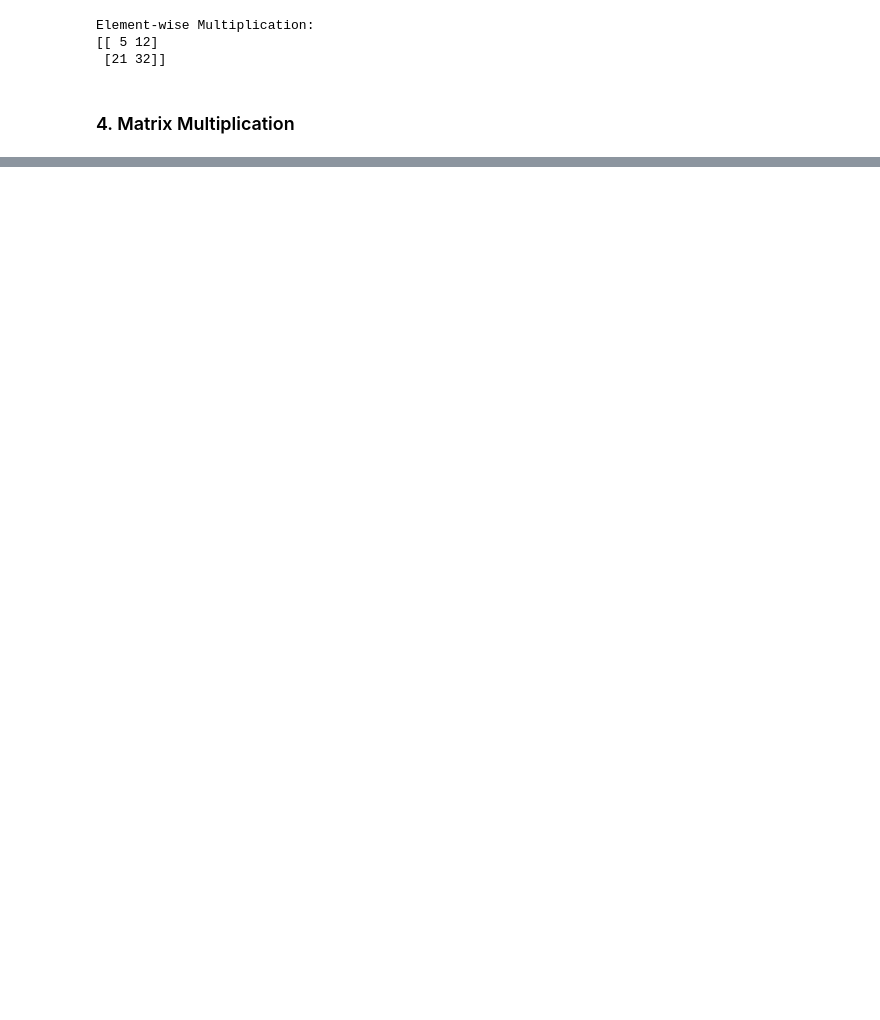
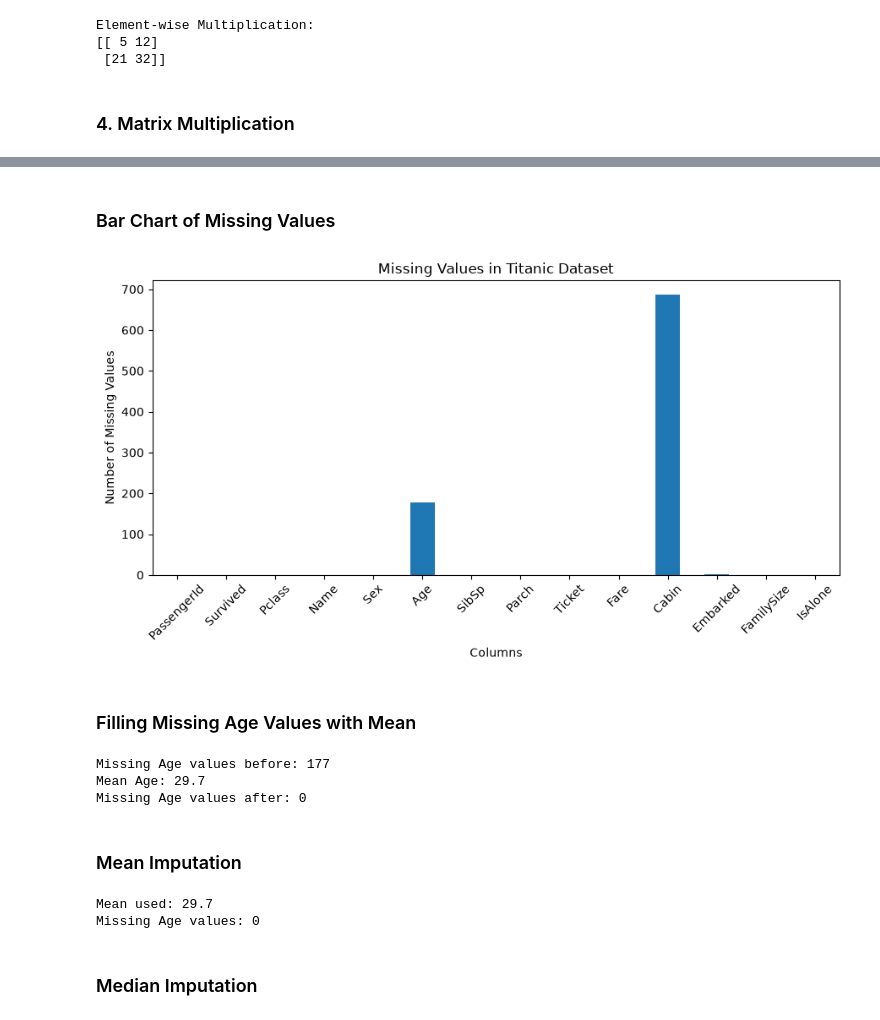
Before and after one commit to prachi2602/202618055_PrachiPatel_DS605, a Jupyter notebook: Lab_02/Lab_2_NumPy_Pandas.ipynb, the cells around one changed output, grey strips where cells are left out. Cells and saved outputs as stored; diff of their text form; code cells hidden in the pictures; blank space fills up the shorter version.

```diff
--- a/Lab_02/Lab_2_NumPy_Pandas.ipynb
+++ b/Lab_02/Lab_2_NumPy_Pandas.ipynb
@@ -267,0 +411,4 @@ Element-wise Multiplication:
+# %%
+titanic_df = pd.read_csv("train.csv")
+
+print("Titanic dataset loaded successfully.")
@@ -267,0 +736,2 @@ Element-wise Multiplication:
+# %% [markdown]
+### Bar Chart of Missing Values
@@ -267,0 +740,58 @@ Element-wise Multiplication:
+# %%
+missing_count = titanic_df.isnull().sum()
+
+plt.figure(figsize=(9, 5))
+
+missing_count.plot(kind="bar")
+
+plt.title("Missing Values in Titanic Dataset")
+plt.xlabel("Columns")
+plt.ylabel("Number of Missing Values")
+plt.xticks(rotation=45)
+
+plt.tight_layout()
+
+plt.savefig(
+    "figures/missing_values.png",
+    bbox_inches="tight"
+)
+
+plt.show()
+# %% [output]
+[figure, added]
+# %% [markdown]
+### Filling Missing Age Values with Mean
+# %%
+mean_age_df = titanic_df.copy()
+
+print("Missing Age values before:",
+      mean_age_df["Age"].isnull().sum())
+
+mean_age = mean_age_df["Age"].mean()
+
+print("Mean Age:", round(mean_age, 2))
+
+mean_age_df["Age"] = mean_age_df["Age"].fillna(mean_age)
+
+print("Missing Age values after:",
+      mean_age_df["Age"].isnull().sum())
+# %% [output]
+Missing Age values before: 177
+Mean Age: 29.7
+Missing Age values after: 0
+# %% [markdown]
+### Mean Imputation
+# %%
+age_mean_df = titanic_df.copy()
+
+age_mean = age_mean_df["Age"].mean()
+
+age_mean_df["Age"] = age_mean_df["Age"].fillna(age_mean)
+
+print("Mean used:", round(age_mean, 2))
+print("Missing Age values:", age_mean_df["Age"].isnull().sum())
+# %% [output]
+Mean used: 29.7
+Missing Age values: 0
+# %% [markdown]
+### Median Imputation
```
Also changed, not shown: parts of 103 cells of this notebook, 7 other files.
